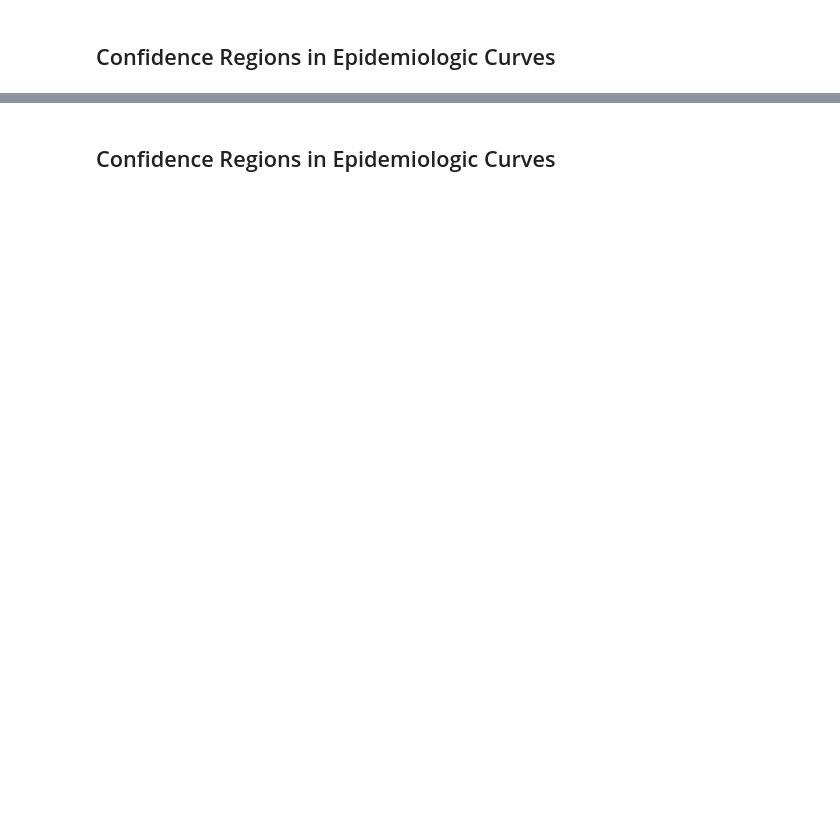
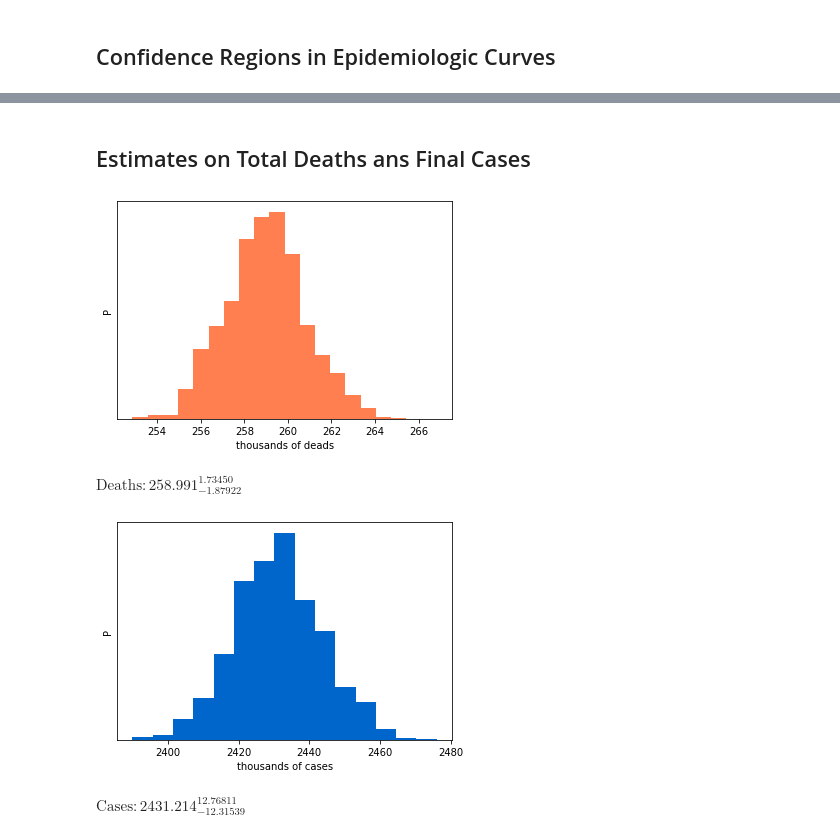
Before and after one commit to emdemor/cov19, a Jupyter notebook: main.ipynb, the cells around one changed output, grey strips where cells are left out. Cells and saved outputs as stored; diff of their text form; code cells hidden in the pictures; blank space fills up the shorter version.

```diff
--- a/main.ipynb
+++ b/main.ipynb
@@ -156,2 +77,71 @@ plt.show()
-# %% [markdown]
-## Confidence Regions in Epidemiologic Curves
+# %% [markdown]
+## Estimates on Total Deaths ans Final Cases
+# %%
+final_deaths = []
+final_cases  = []
+
+for index in tqdm(list(random.choice(range(len(StatModel.sample)),100000))):
+
+    par_rdn = StatModel.sample[index]
+
+
+    # Solving Equations
+    x0 = [10**(par_rdn[-1]),1/scl_factor,0,0]
+    msird_av = mod_sird(par_rdn, x0,TEND)
+    msird_av.solve()
+
+    t = msird_av.days_list
+
+    # Confirmed Cases Plot
+    c_model = msird_av.confirmed_list
+
+    # Recovered Cases Plot
+    r_model = msird_av.recovered_list
+
+    # Death Cases Plot
+    d_model = msird_av.death_list
+
+    final_cases.append(np.interp(TEND, t, c_model))
+    final_deaths.append(np.interp(TEND, t, d_model))
+
+
+
+
+deaths_sample = np.array(final_deaths)
+plt.hist(deaths_sample,20, color="#FF7F50")
+plt.xlabel('thousands of deads')
+plt.ylabel('P')
+plt.gca().set_yticks([]);
+plt.savefig('tables/deaths_hist.png')
+#plt.savefig('deaths_hist.pdf')
+plt.show()
+
+mcmc_d = np.percentile(deaths_sample, [15.865, 50, 84.135])
+q_d = np.diff(mcmc_d)
+txt_d = "\mathrm{{{3}}} : {0:.3f}_{{-{1:.5f}}}^{{{2:.5f}}}"
+txt_d = txt_d.format(mcmc_d[1], q_d[0], q_d[1], 'Deaths')
+display(Math(txt_d))
+
+
+
+
+
+cases_sample = np.array(final_cases)
+plt.hist(cases_sample,15, color="#0066CC")
+plt.xlabel('thousands of cases')
+plt.ylabel('P')
+plt.gca().set_yticks([]);
+plt.savefig('tables/cases_hist.png')
+#plt.savefig('cases_hist.pdf')
+plt.show()
+
+mcmc_c = np.percentile(cases_sample, [15.865, 50, 84.135])
+q_c = np.diff(mcmc_c)
+txt_c = "\mathrm{{{3}}} : {0:.3f}_{{-{1:.5f}}}^{{{2:.5f}}}"
+txt_c = txt_c.format(mcmc_c[1], q_c[0], q_c[1], 'Cases')
+display(Math(txt_c))
+# %% [output]
+[figure, added]
+$\displaystyle \mathrm{Deaths} : 258.991_{-1.87922}^{1.73450}$
+[figure, added]
+$\displaystyle \mathrm{Cases} : 2431.214_{-12.31539}^{12.76811}$
```
Also changed, not shown: parts of 3 cells of this notebook, 5 other files.
